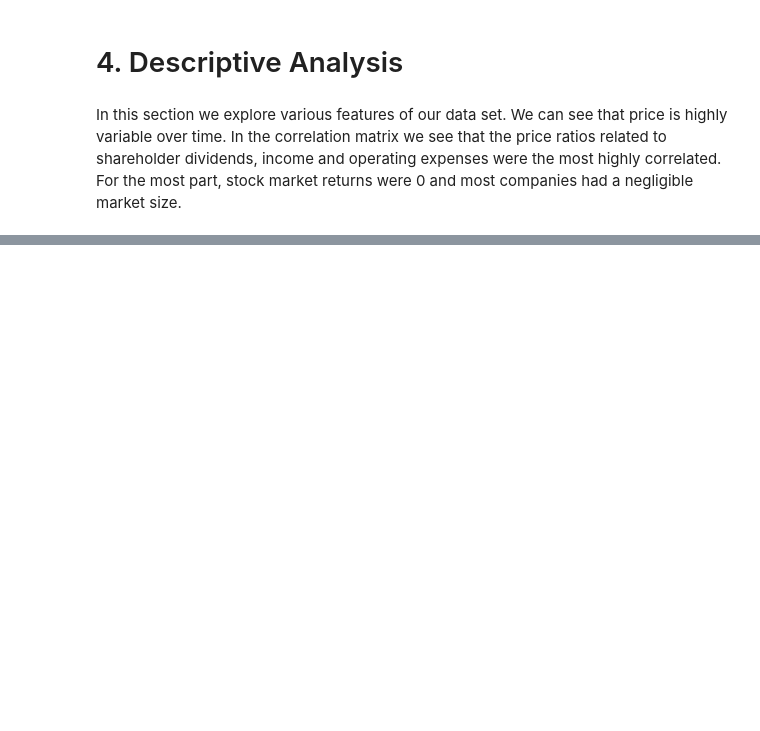
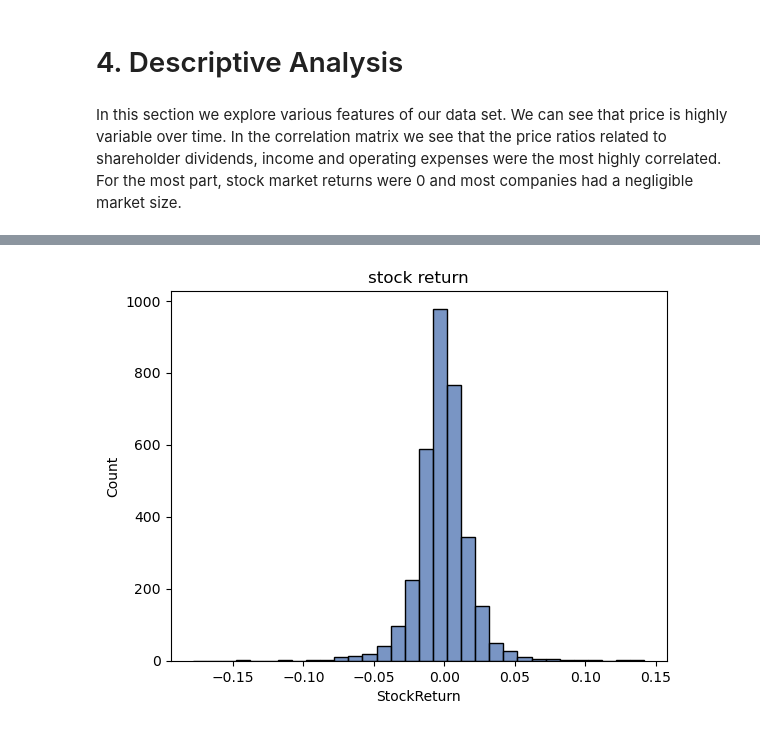
Before and after one commit to Mokhina17/Warren-Buffet-Investment-Portfolio-Assessment, a Jupyter notebook: Final Project.ipynb, the cells around one changed output, grey strips where cells are left out. Cells and saved outputs as stored; diff of their text form; code cells hidden in the pictures; blank space fills up the shorter version.

```diff
--- a/Final Project.ipynb
+++ b/Final Project.ipynb
@@ -2264,0 +225,8 @@ FileNotFoundError: [Errno 2] No such file or directory: 'your_data.csv'
+# %%
+df_3 = df[["RET"]]
+df_3 = df_3.rename(columns={'RET': 'StockReturn'})
+sns.histplot(data = df_3, x ="StockReturn", binwidth = 0.01, binrange = (df_3["StockReturn"].min()+ 0.00000000001, df_3["StockReturn"].max()- 0.01))
+plt.title('stock return')
+plt.show()
+# %% [output]
+[figure, added]
```
Also changed, not shown: parts of 86 cells of this notebook, 3 other files.
